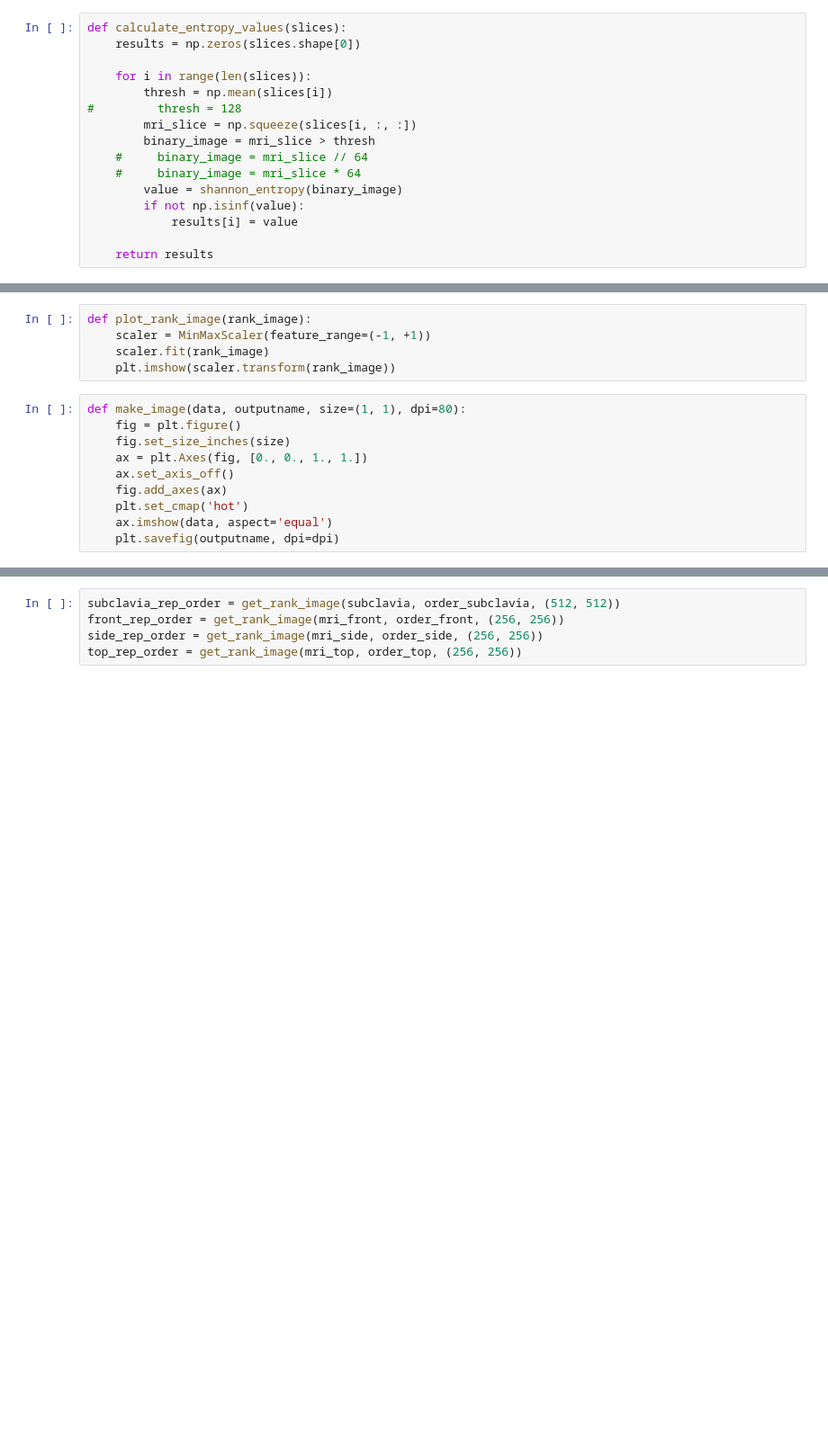
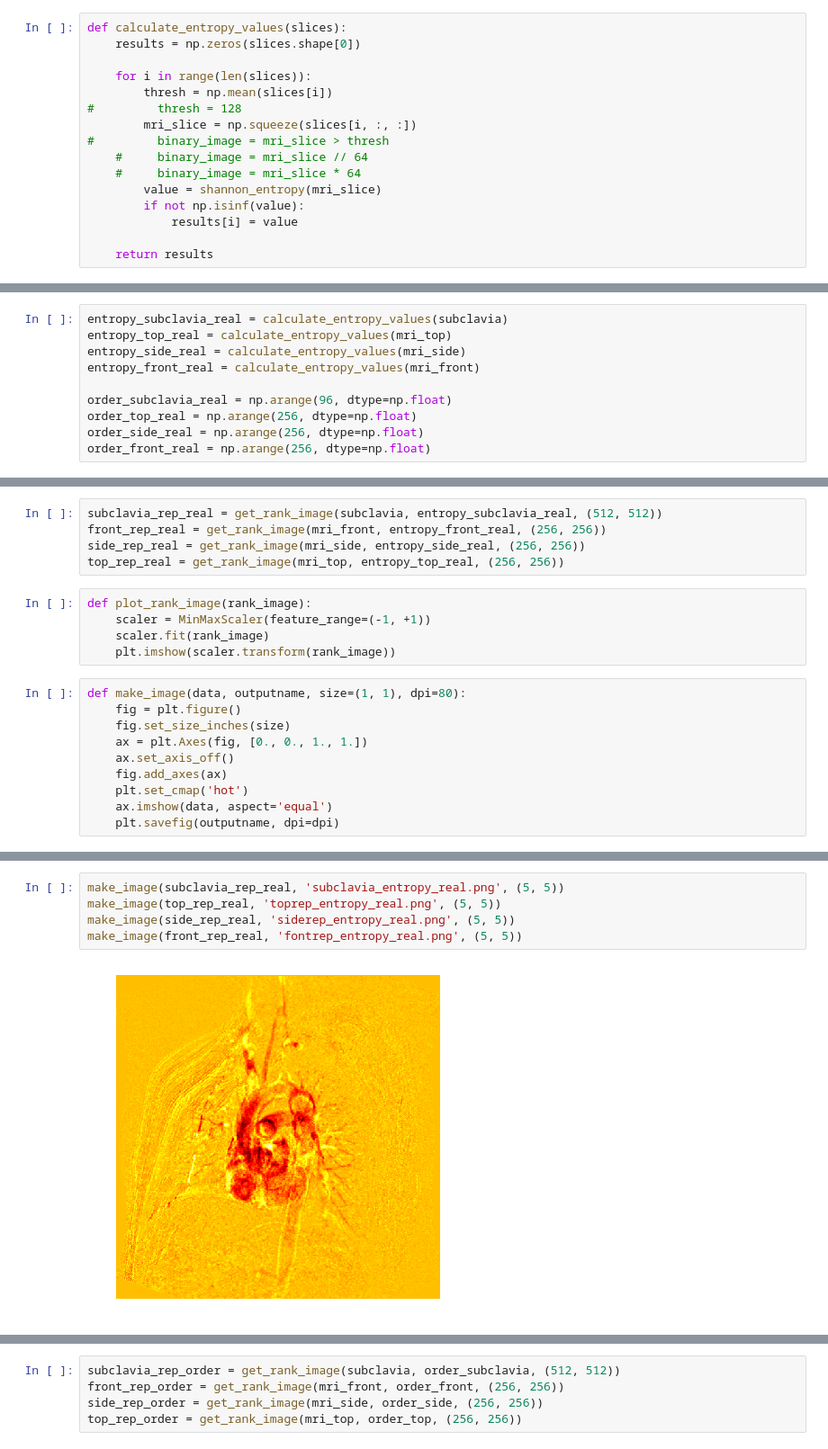
Before and after one commit to leaveitout/deep_light_field_interp, a Jupyter notebook: notebooks/volumeimagegen.ipynb, the cells around one changed output, grey strips where cells are left out. Shown at 90% size. Saved outputs shown, nothing was run; the diff lists cells and outputs as text; blank space fills up the shorter version.

```diff
--- a/notebooks/volumeimagegen.ipynb
+++ b/notebooks/volumeimagegen.ipynb
@@ -24,10 +24,10 @@ def calculate_entropy_values(slices):
         thresh = np.mean(slices[i])
 #         thresh = 128
         mri_slice = np.squeeze(slices[i, :, :])
-        binary_image = mri_slice > thresh
+#         binary_image = mri_slice > thresh
     #     binary_image = mri_slice // 64
     #     binary_image = mri_slice * 64
-        value = shannon_entropy(binary_image)
+        value = shannon_entropy(mri_slice)
         if not np.isinf(value):
             results[i] = value
 
@@ -35 +51,11 @@ def calculate_entropy_values(slices):
+# %%
+entropy_subclavia_real = calculate_entropy_values(subclavia)
+entropy_top_real = calculate_entropy_values(mri_top)
+entropy_side_real = calculate_entropy_values(mri_side)
+entropy_front_real = calculate_entropy_values(mri_front)
+
+order_subclavia_real = np.arange(96, dtype=np.float)
+order_top_real = np.arange(256, dtype=np.float)
+order_side_real = np.arange(256, dtype=np.float)
+order_front_real = np.arange(256, dtype=np.float)
 # %%
@@ -80,6 +106,11 @@ subclavia_rep = get_rank_image(subclavia, entropy_subclavia, (512, 512))
 front_rep = get_rank_image(mri_front, entropy_front, (256, 256))
 side_rep = get_rank_image(mri_side, entropy_side, (256, 256))
 top_rep = get_rank_image(mri_top, entropy_top, (256, 256))
+# %%
+subclavia_rep_real = get_rank_image(subclavia, entropy_subclavia_real, (512, 512))
+front_rep_real = get_rank_image(mri_front, entropy_front_real, (256, 256))
+side_rep_real = get_rank_image(mri_side, entropy_side_real, (256, 256))
+top_rep_real = get_rank_image(mri_top, entropy_top_real, (256, 256))
 # %%
 def plot_rank_image(rank_image):
     scaler = MinMaxScaler(feature_range=(-1, +1))
@@ -107,0 +139,7 @@ make_image(front_rep, 'fontrep_entropy.png', (5, 5))
+# %%
+make_image(subclavia_rep_real, 'subclavia_entropy_real.png', (5, 5))
+make_image(top_rep_real, 'toprep_entropy_real.png', (5, 5))
+make_image(side_rep_real, 'siderep_entropy_real.png', (5, 5))
+make_image(front_rep_real, 'fontrep_entropy_real.png', (5, 5))
+# %% [output]
+[figure, added]
```
Also changed, not shown: parts of 8 cells of this notebook, 58 other files.
